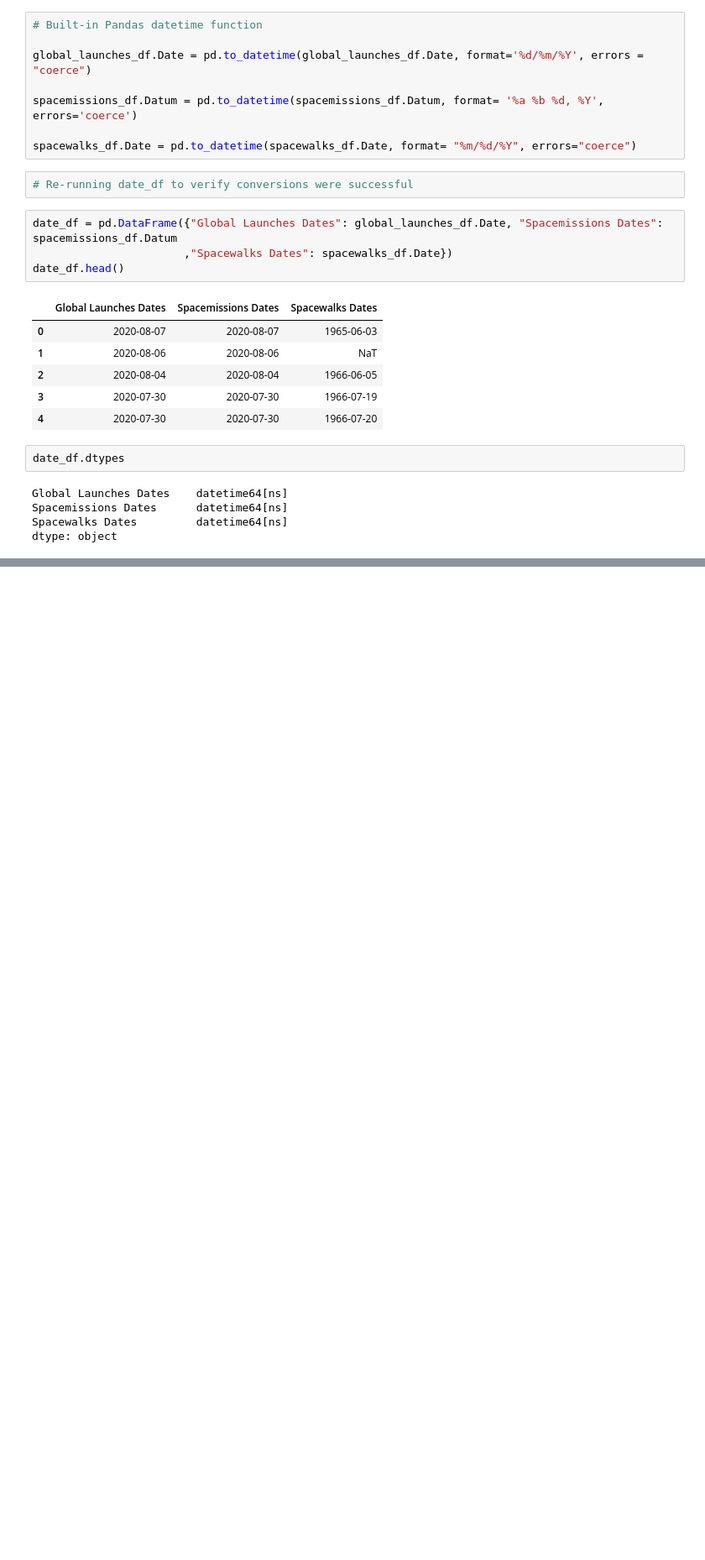
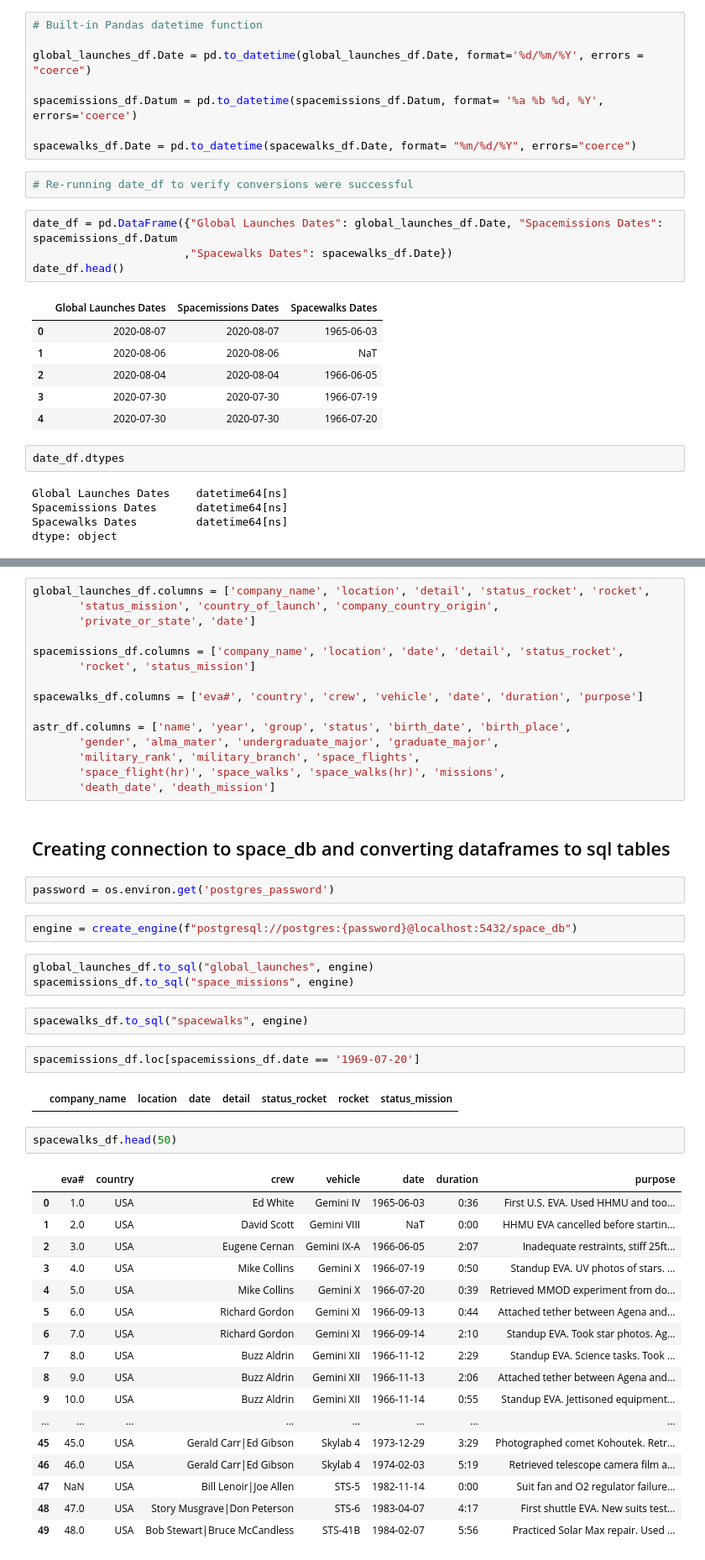
Before and after one commit to johnswier/Project_Two_DataViz, a Jupyter notebook: Cleanup.ipynb, the cells around one changed output, grey strips where cells are left out. Shown at 84% size. Drawn from its saved outputs; the diff is of its cells as text; blank space fills up the shorter version.

Commit message:
added space db sql file

```diff
--- a/Cleanup.ipynb
+++ b/Cleanup.ipynb
@@ -77,0 +83,50 @@ dtype: object
+# %%
+global_launches_df.columns = ['company_name', 'location', 'detail', 'status_rocket', 'rocket',
+       'status_mission', 'country_of_launch', 'company_country_origin',
+       'private_or_state', 'date']
+
+spacemissions_df.columns = ['company_name', 'location', 'date', 'detail', 'status_rocket',
+       'rocket', 'status_mission']
+
+spacewalks_df.columns = ['eva#', 'country', 'crew', 'vehicle', 'date', 'duration', 'purpose']
+
+astr_df.columns = ['name', 'year', 'group', 'status', 'birth_date', 'birth_place',
+       'gender', 'alma_mater', 'undergraduate_major', 'graduate_major',
+       'military_rank', 'military_branch', 'space_flights',
+       'space_flight(hr)', 'space_walks', 'space_walks(hr)', 'missions',
+       'death_date', 'death_mission']
+# %% [markdown]
+## Creating connection to space_db  and converting dataframes to sql tables
+# %%
+password = os.environ.get('postgres_password')
+# %%
+engine = create_engine(f"postgresql://postgres:{password}@localhost:5432/space_db")
+# %%
+global_launches_df.to_sql("global_launches", engine)
+spacemissions_df.to_sql("space_missions", engine)
+# %%
+spacewalks_df.to_sql("spacewalks", engine)
+# %%
+spacemissions_df.loc[spacemissions_df.date == '1969-07-20']
+# %% [output]
+|  | company_name | location | date | detail | status_rocket | rocket | status_mission |
+# %%
+spacewalks_df.head(50)
+# %% [output]
+|  | eva# | country | crew | vehicle | date | duration | purpose |
+| 0 | 1.0 | USA | Ed White | Gemini IV | 1965-06-03 | 0:36 | First U.S. EVA. Used HHMU and too... |
+| 1 | 2.0 | USA | David Scott | Gemini VIII | NaT | 0:00 | HHMU EVA cancelled before startin... |
+| 2 | 3.0 | USA | Eugene Cernan | Gemini IX-A | 1966-06-05 | 2:07 | Inadequate restraints, stiff 25ft... |
+| 3 | 4.0 | USA | Mike Collins | Gemini X | 1966-07-19 | 0:50 | Standup EVA. UV photos of stars. ... |
+| 4 | 5.0 | USA | Mike Collins | Gemini X | 1966-07-20 | 0:39 | Retrieved MMOD experiment from do... |
+| 5 | 6.0 | USA | Richard Gordon | Gemini XI | 1966-09-13 | 0:44 | Attached tether between Agena and... |
+| 6 | 7.0 | USA | Richard Gordon | Gemini XI | 1966-09-14 | 2:10 | Standup EVA. Took star photos. Ag... |
+| 7 | 8.0 | USA | Buzz Aldrin | Gemini XII | 1966-11-12 | 2:29 | Standup EVA. Science tasks. Took ... |
+| 8 | 9.0 | USA | Buzz Aldrin | Gemini XII | 1966-11-13 | 2:06 | Attached tether between Agena and... |
+| 9 | 10.0 | USA | Buzz Aldrin | Gemini XII | 1966-11-14 | 0:55 | Standup EVA. Jettisoned equipment... |
+| ... | ... | ... | ... | ... | ... | ... | ... |
+| 45 | 45.0 | USA | Gerald Carr|Ed Gibson | Skylab 4 | 1973-12-29 | 3:29 | Photographed comet Kohoutek. Retr... |
+| 46 | 46.0 | USA | Gerald Carr|Ed Gibson | Skylab 4 | 1974-02-03 | 5:19 | Retrieved telescope camera film a... |
+| 47 | NaN | USA | Bill Lenoir|Joe Allen | STS-5 | 1982-11-14 | 0:00 | Suit fan and O2 regulator failure... |
+| 48 | 47.0 | USA | Story Musgrave|Don Peterson | STS-6 | 1983-04-07 | 4:17 | First shuttle EVA. New suits test... |
+| 49 | 48.0 | USA | Bob Stewart|Bruce McCandless | STS-41B | 1984-02-07 | 5:56 | Practiced Solar Max repair. Used ... |
```
Also changed, not shown: parts of 4 cells of this notebook, 1 other file.
